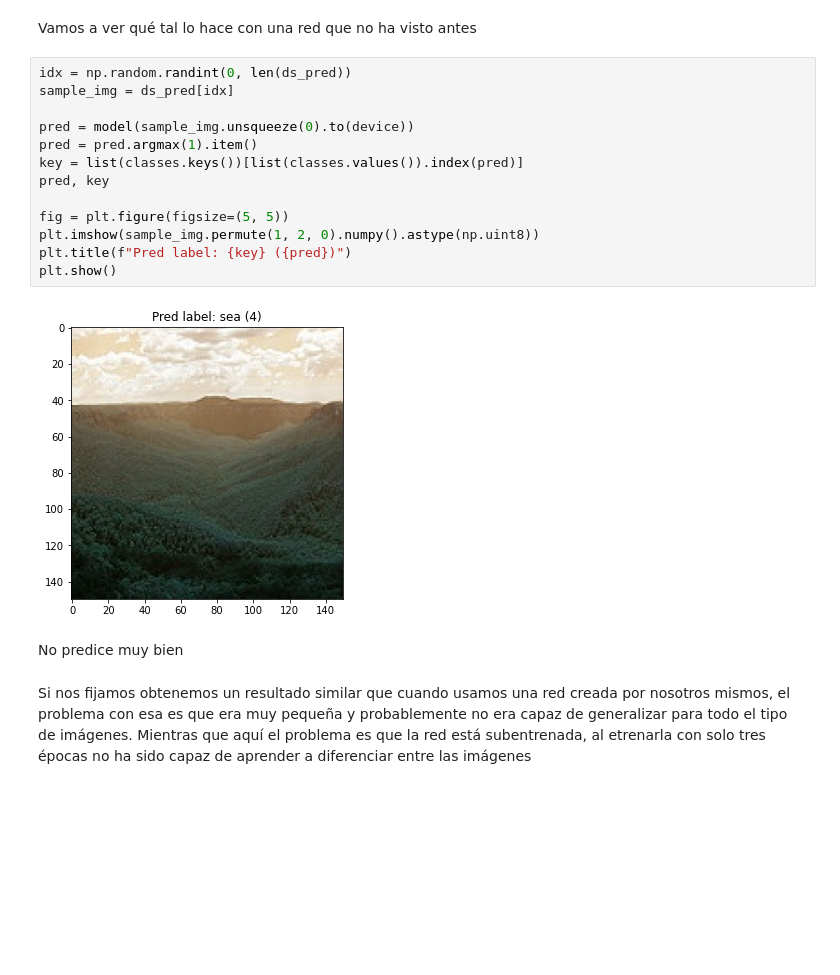
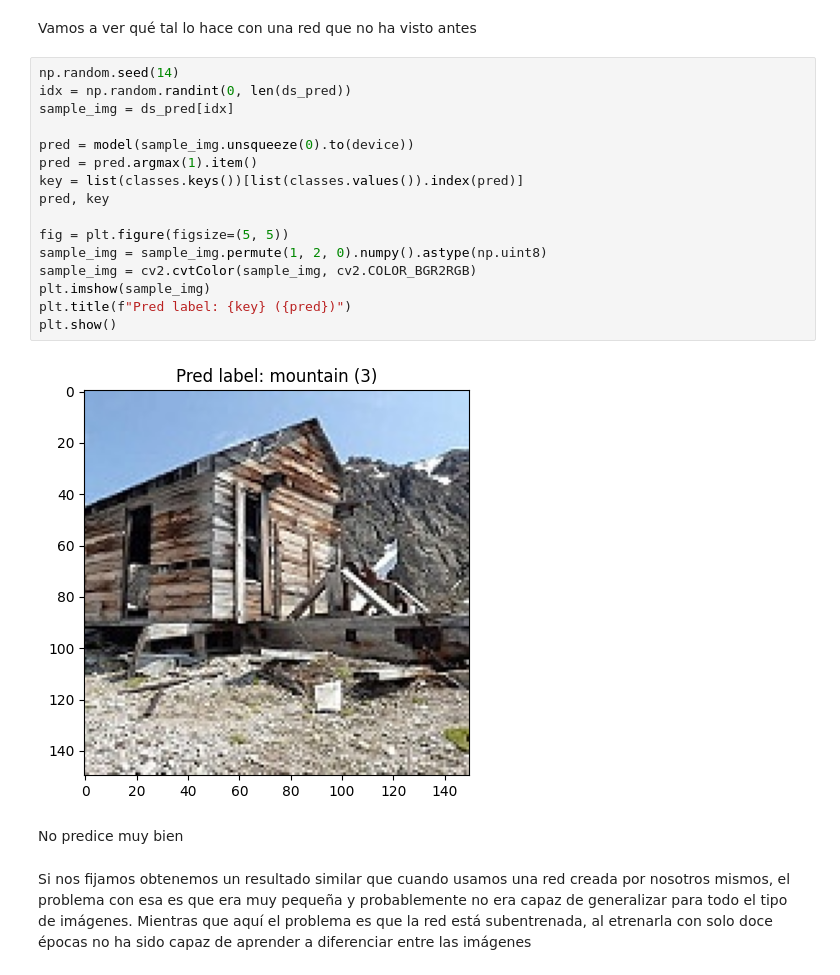
Before and after one commit to maximofn/Curso_Pytorch, a Jupyter notebook: 04 Redes convolucionales/13 Transfer learning.ipynb, the cells around one changed output. Drawn from its saved outputs; the diff is of its cells as text; blank space fills up the shorter version.

```diff
--- a/04 Redes convolucionales/13 Transfer learning.ipynb
+++ b/04 Redes convolucionales/13 Transfer learning.ipynb
@@ -569,21 +568,24 @@ plt.show()
 # %% [markdown]
 Vamos a ver qué tal lo hace con una red que no ha visto antes
 # %%
+np.random.seed(14)
 idx = np.random.randint(0, len(ds_pred))
 sample_img = ds_pred[idx]
 
 pred = model(sample_img.unsqueeze(0).to(device))
 pred = pred.argmax(1).item()
 key = list(classes.keys())[list(classes.values()).index(pred)]
 pred, key
 
 fig = plt.figure(figsize=(5, 5))
-plt.imshow(sample_img.permute(1, 2, 0).numpy().astype(np.uint8))
+sample_img = sample_img.permute(1, 2, 0).numpy().astype(np.uint8)
+sample_img = cv2.cvtColor(sample_img, cv2.COLOR_BGR2RGB)
+plt.imshow(sample_img)
 plt.title(f"Pred label: {key} ({pred})")
 plt.show()
 # %% [output]
-[figure, old version]
+[figure, new version]
 # %% [markdown]
 No predice muy bien
 # %% [markdown]
-Si nos fijamos obtenemos un resultado similar que cuando usamos una red creada por nosotros mismos, el problema con esa es que era muy pequeña y probablemente no era capaz de generalizar para todo el tipo de imágenes. Mientras que aquí el problema es que la red está subentrenada, al etrenarla con solo tres épocas no ha sido capaz de aprender a diferenciar entre las imágenes
+Si nos fijamos obtenemos un resultado similar que cuando usamos una red creada por nosotros mismos, el problema con esa es que era muy pequeña y probablemente no era capaz de generalizar para todo el tipo de imágenes. Mientras que aquí el problema es que la red está subentrenada, al etrenarla con solo doce épocas no ha sido capaz de aprender a diferenciar entre las imágenes
```
Also changed, not shown: parts of 22 cells of this notebook, 19 other files.
